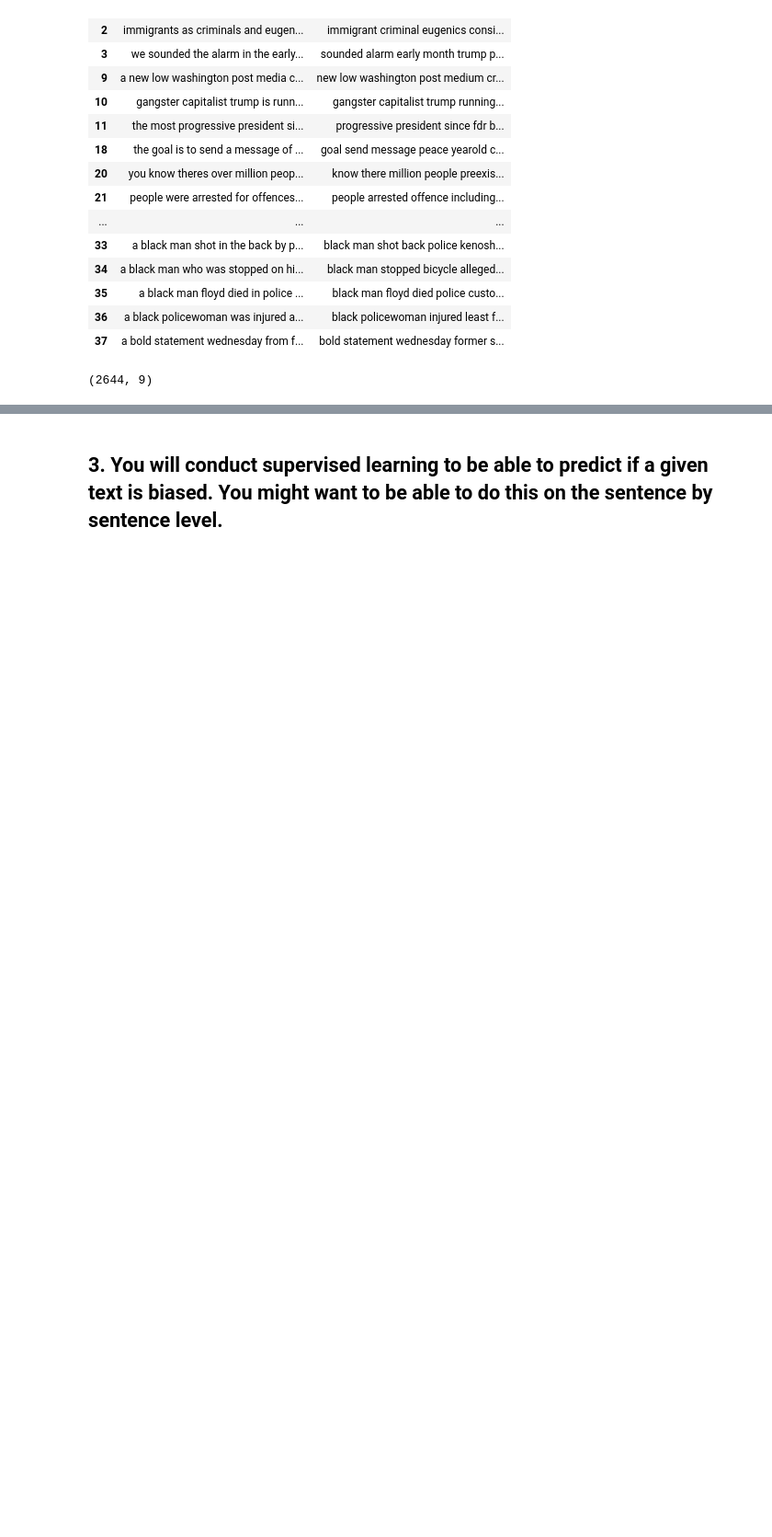
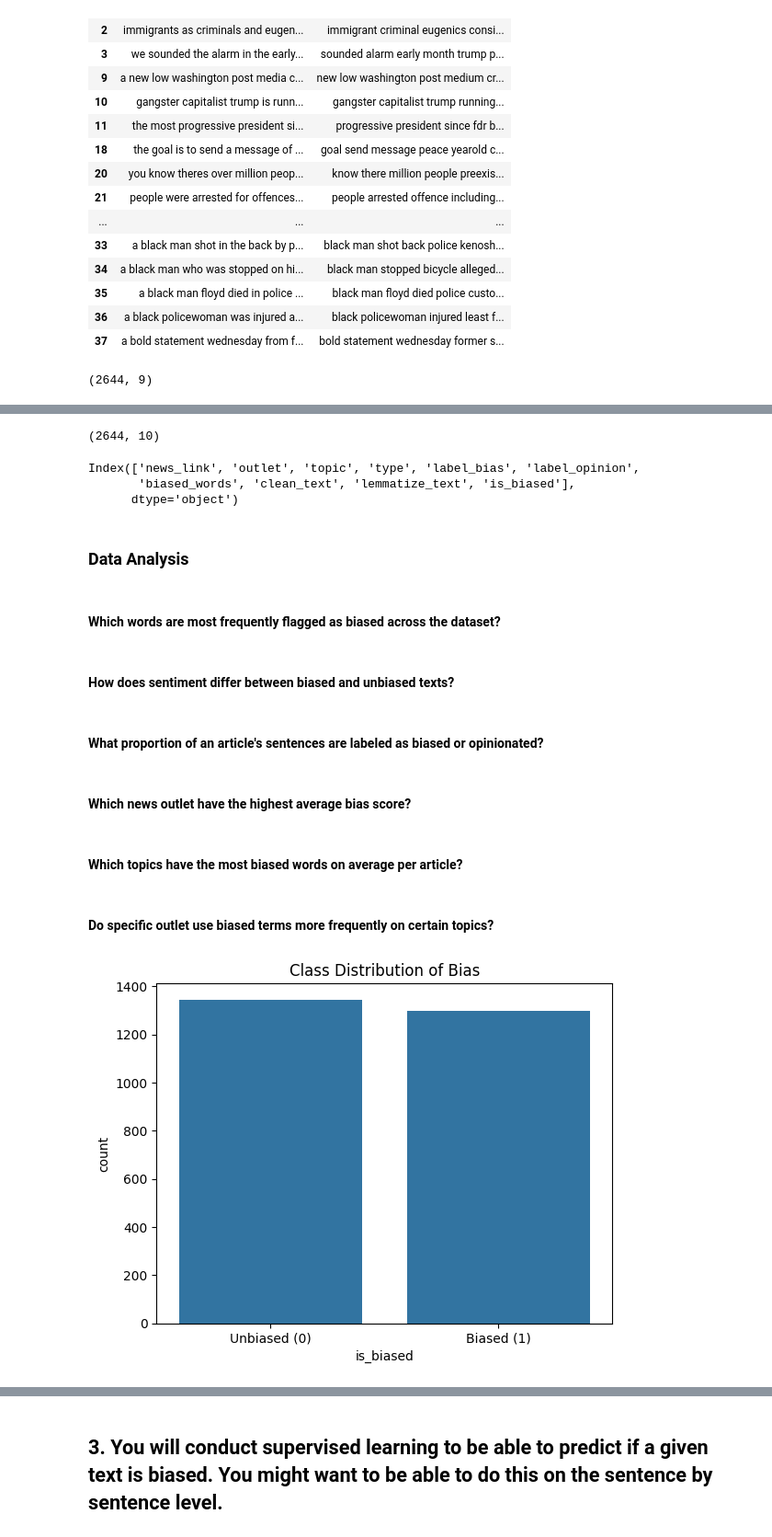
Before and after one commit to jeelfaldu7/may_code_jam_pudding, a Jupyter notebook: notebook_jeel.ipynb, the cells around one changed output, grey strips where cells are left out. Shown at 92% size. Drawn from its saved outputs; the diff is of its cells as text; code cells hidden in the pictures; blank space fills up the shorter version.

```diff
--- a/notebook_jeel.ipynb
+++ b/notebook_jeel.ipynb
@@ -256,0 +260,2 @@ data.shape
+# %%
+data['is_biased'] = data['label_bias'].apply(lambda x: 1 if x == 'biased' else 0)
@@ -256,0 +271,32 @@ data.shape
+# %%
+data.shape
+# %% [output]
+(2644, 10)
+# %%
+data.columns
+# %% [output]
+Index(['news_link', 'outlet', 'topic', 'type', 'label_bias', 'label_opinion',
+       'biased_words', 'clean_text', 'lemmatize_text', 'is_biased'],
+      dtype='object')
+# %% [markdown]
+### Data Analysis
+# %% [markdown]
+#### Which words are most frequently flagged as biased across the dataset?
+# %% [markdown]
+#### How does sentiment differ between biased and unbiased texts?
+# %% [markdown]
+#### What proportion of an article's sentences are labeled as biased or opinionated?
+# %% [markdown]
+#### Which news outlet have the highest average bias score?
+# %% [markdown]
+#### Which topics have the most biased words on average per article?
+# %% [markdown]
+
+#### Do specific outlet use biased terms more frequently on certain topics?
+# %%
+sns.countplot(x='is_biased', data=data)
+plt.title('Class Distribution of Bias')
+plt.xticks([0,1], ['Unbiased (0)', 'Biased (1)'])
+plt.show()
+# %% [output]
+[figure, added]
```
Also changed, not shown: parts of 29 cells of this notebook.
